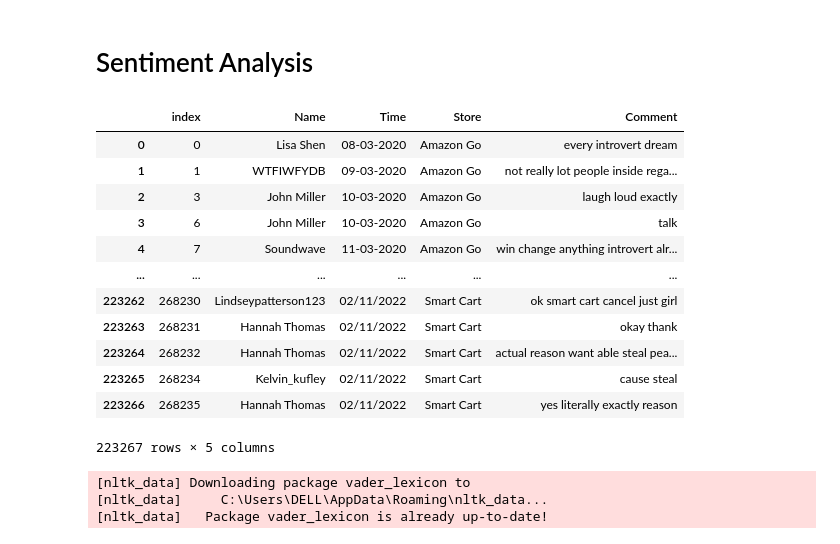
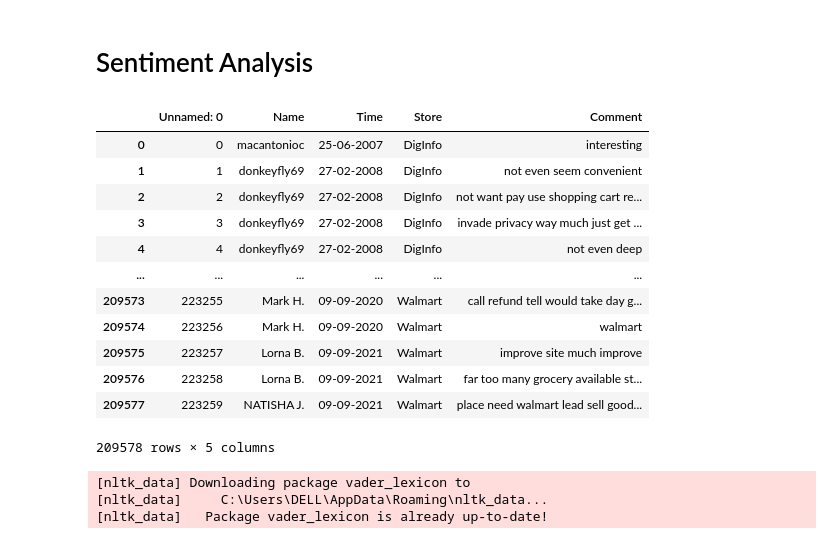
Before and after one commit to paferuto/ABSA-on-IoT-comments, a Jupyter notebook: LabelData/LabelData.ipynb, the cells around one changed output. Saved outputs shown, nothing was run; the diff lists cells and outputs as text; code cells hidden in the pictures.

```diff
--- a/LabelData/LabelData.ipynb
+++ b/LabelData/LabelData.ipynb
@@ -5,22 +5,22 @@ import pandas as pd
 import numpy as np
 import matplotlib.pyplot as plt
 # %%
-df=pd.read_csv('data_clean.csv')
+df=pd.read_csv('DataAferEDA.csv')
 df
 # %% [output]
-|  | index | Name | Time | Store | Comment |
-| 0 | 0 | Lisa Shen | 08-03-2020 | Amazon Go | every introvert dream |
-| 1 | 1 | WTFIWFYDB | 09-03-2020 | Amazon Go | not really lot people inside rega... |
-| 2 | 3 | John Miller | 10-03-2020 | Amazon Go | laugh loud exactly |
-| 3 | 6 | John Miller | 10-03-2020 | Amazon Go | talk |
-| 4 | 7 | Soundwave | 11-03-2020 | Amazon Go | win change anything introvert alr... |
+|  | Unnamed: 0 | Name | Time | Store | Comment |
+| 0 | 0 | macantonioc | 25-06-2007 | DigInfo | interesting |
+| 1 | 1 | donkeyfly69 | 27-02-2008 | DigInfo | not even seem convenient |
+| 2 | 2 | donkeyfly69 | 27-02-2008 | DigInfo | not want pay use shopping cart re... |
+| 3 | 3 | donkeyfly69 | 27-02-2008 | DigInfo | invade privacy way much just get ... |
+| 4 | 4 | donkeyfly69 | 27-02-2008 | DigInfo | not even deep |
 | ... | ... | ... | ... | ... | ... |
-| 223262 | 268230 | Lindseypatterson123 | 02/11/2022 | Smart Cart | ok smart cart cancel just girl |
-| 223263 | 268231 | Hannah Thomas | 02/11/2022 | Smart Cart | okay thank |
-| 223264 | 268232 | Hannah Thomas | 02/11/2022 | Smart Cart | actual reason want able steal pea... |
-| 223265 | 268234 | Kelvin_kufley | 02/11/2022 | Smart Cart | cause steal |
-| 223266 | 268235 | Hannah Thomas | 02/11/2022 | Smart Cart | yes literally exactly reason |
+| 209573 | 223255 | Mark H. | 09-09-2020 | Walmart | call refund tell would take day g... |
+| 209574 | 223256 | Mark H. | 09-09-2020 | Walmart | walmart |
+| 209575 | 223257 | Lorna B. | 09-09-2021 | Walmart | improve site much improve |
+| 209576 | 223258 | Lorna B. | 09-09-2021 | Walmart | far too many grocery available st... |
+| 209577 | 223259 | NATISHA J. | 09-09-2021 | Walmart | place need walmart lead sell good... |
-223267 rows × 5 columns
+209578 rows × 5 columns
 # %%
 import nltk
 
```
Also changed, not shown: parts of 3 cells of this notebook, 9 other files.
